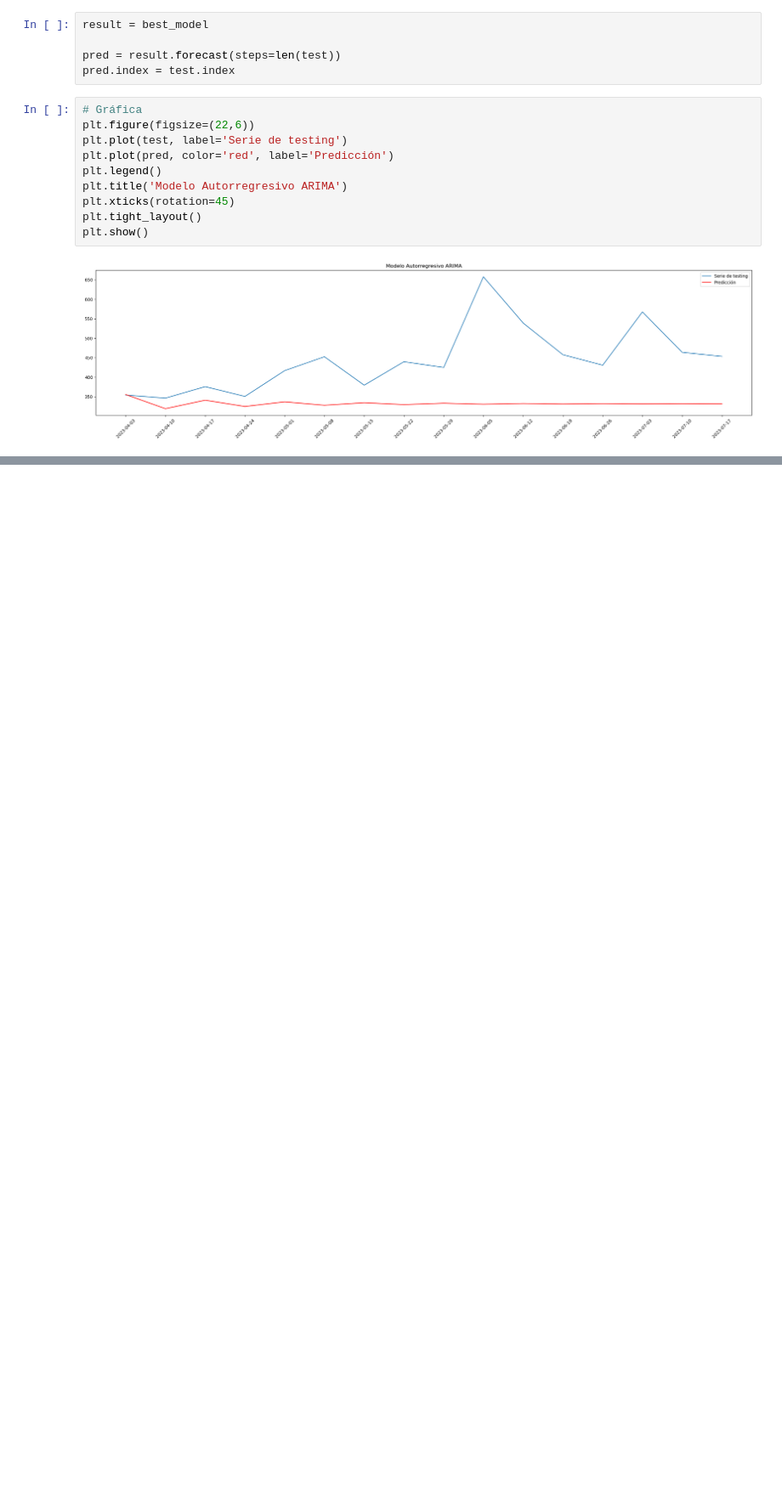
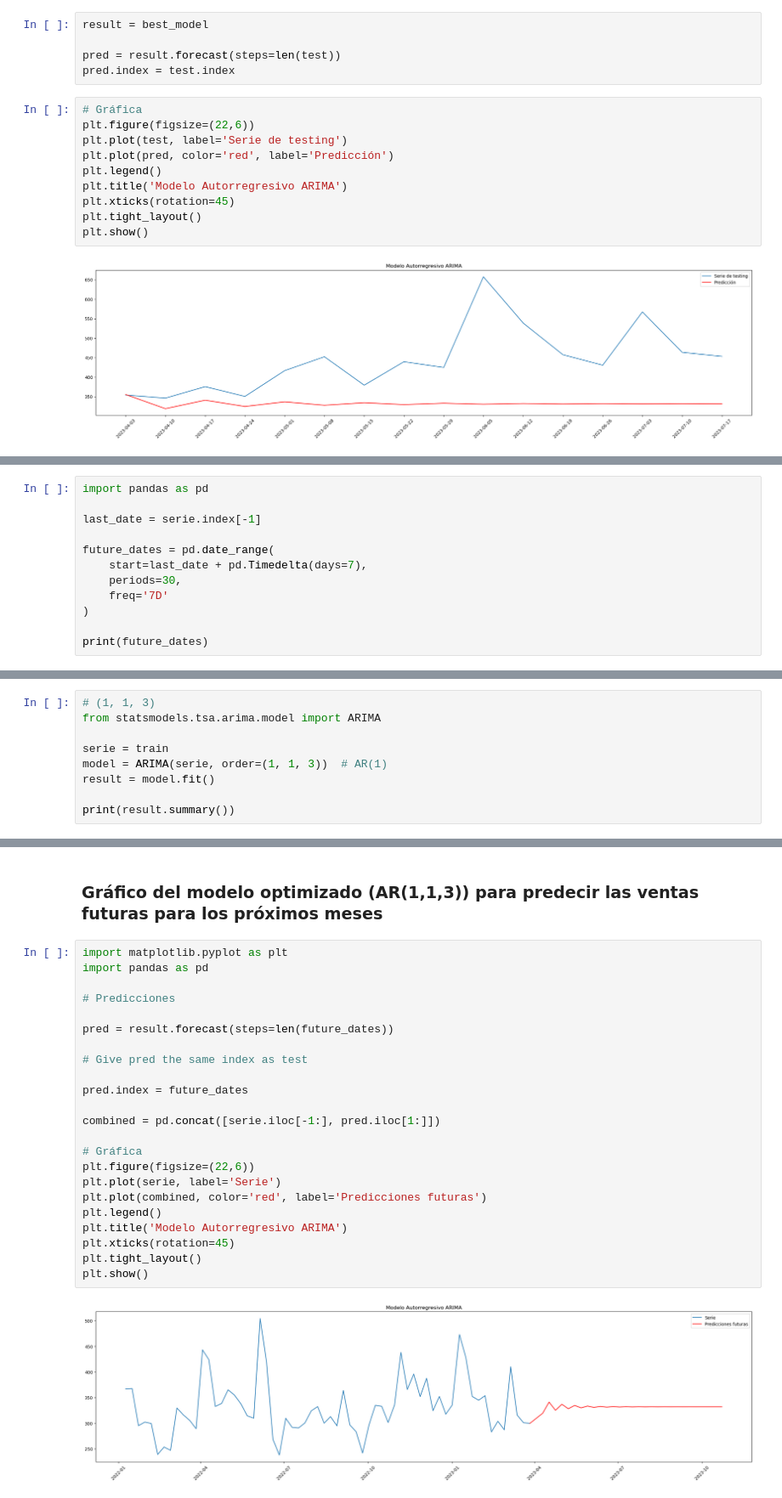
Before and after one commit to AI-YAZMIN-VILLEGAS/EBAC, a Jupyter notebook: Proyecto/Proyecto-entregable6-YAZMIN VILLEGAS.ipynb, the cells around one changed output, grey strips where cells are left out. Shown at 85% size. Saved outputs shown, nothing was run; the diff lists cells and outputs as text; blank space fills up the shorter version.

```diff
--- a/Proyecto/Proyecto-entregable6-YAZMIN VILLEGAS.ipynb
+++ b/Proyecto/Proyecto-entregable6-YAZMIN VILLEGAS.ipynb
@@ -449,0 +467,12 @@ results.sort_values("BIC").head(10)
+# %%
+import pandas as pd
+
+last_date = serie.index[-1]
+
+future_dates = pd.date_range(
+    start=last_date + pd.Timedelta(days=7),
+    periods=30,
+    freq='7D'
+)
+
+print(future_dates)
@@ -449,0 +491,9 @@ results.sort_values("BIC").head(10)
+# %%
+# (1, 1, 3)
+from statsmodels.tsa.arima.model import ARIMA
+
+serie = train
+model = ARIMA(serie, order=(1, 1, 3))  # AR(1)
+result = model.fit()
+
+print(result.summary())
@@ -449,0 +580,27 @@ results.sort_values("BIC").head(10)
+# %% [markdown]
+### Gráfico del modelo optimizado (AR(1,1,3)) para predecir las ventas futuras para los próximos meses
+# %%
+import matplotlib.pyplot as plt
+import pandas as pd
+
+# Predicciones
+
+pred = result.forecast(steps=len(future_dates))
+
+# Give pred the same index as test
+
+pred.index = future_dates
+
+combined = pd.concat([serie.iloc[-1:], pred.iloc[1:]])
+
+# Gráfica
+plt.figure(figsize=(22,6))
+plt.plot(serie, label='Serie')
+plt.plot(combined, color='red', label='Predicciones futuras')
+plt.legend()
+plt.title('Modelo Autorregresivo ARIMA')
+plt.xticks(rotation=45)
+plt.tight_layout()
+plt.show()
+# %% [output]
+[figure, added]
```
Also changed, not shown: parts of 43 cells of this notebook.
